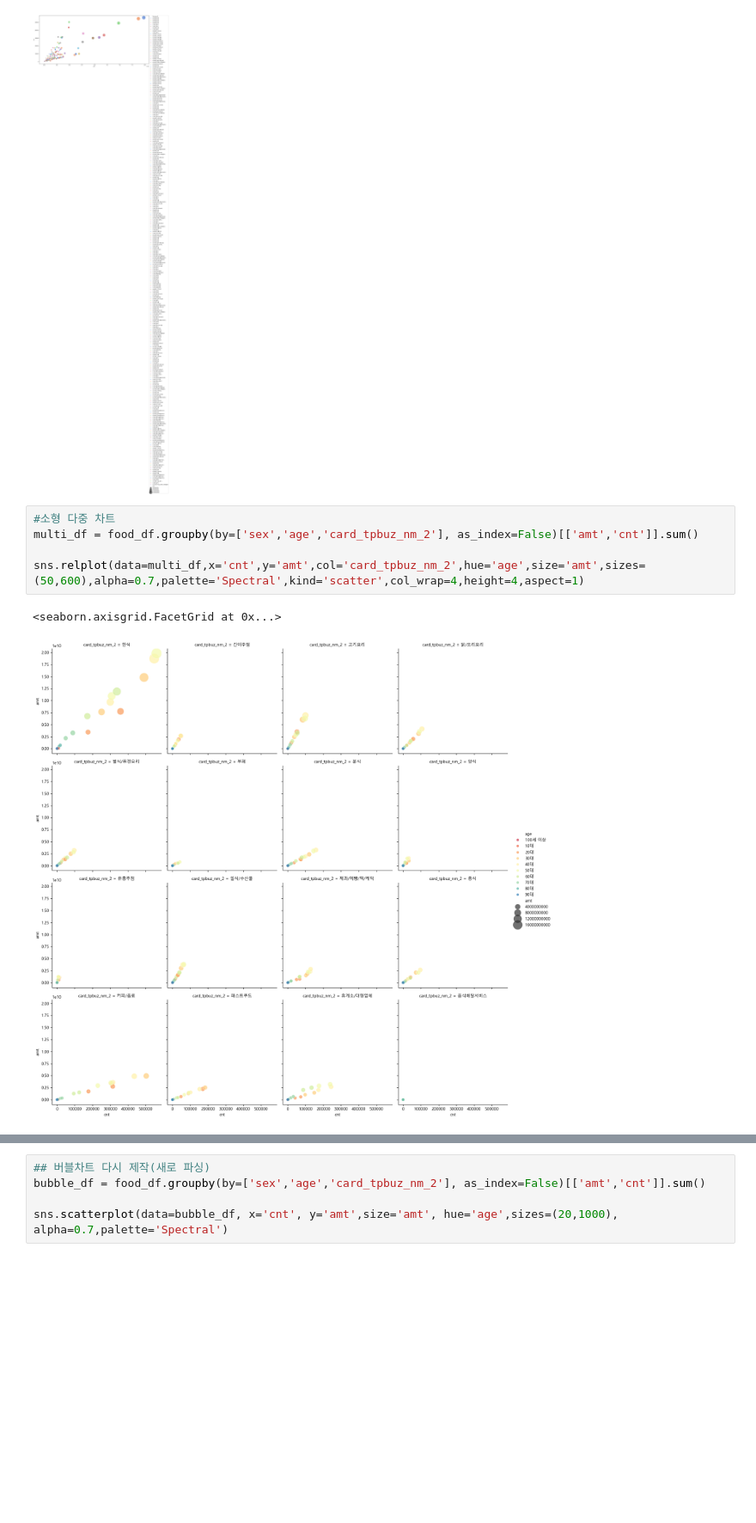
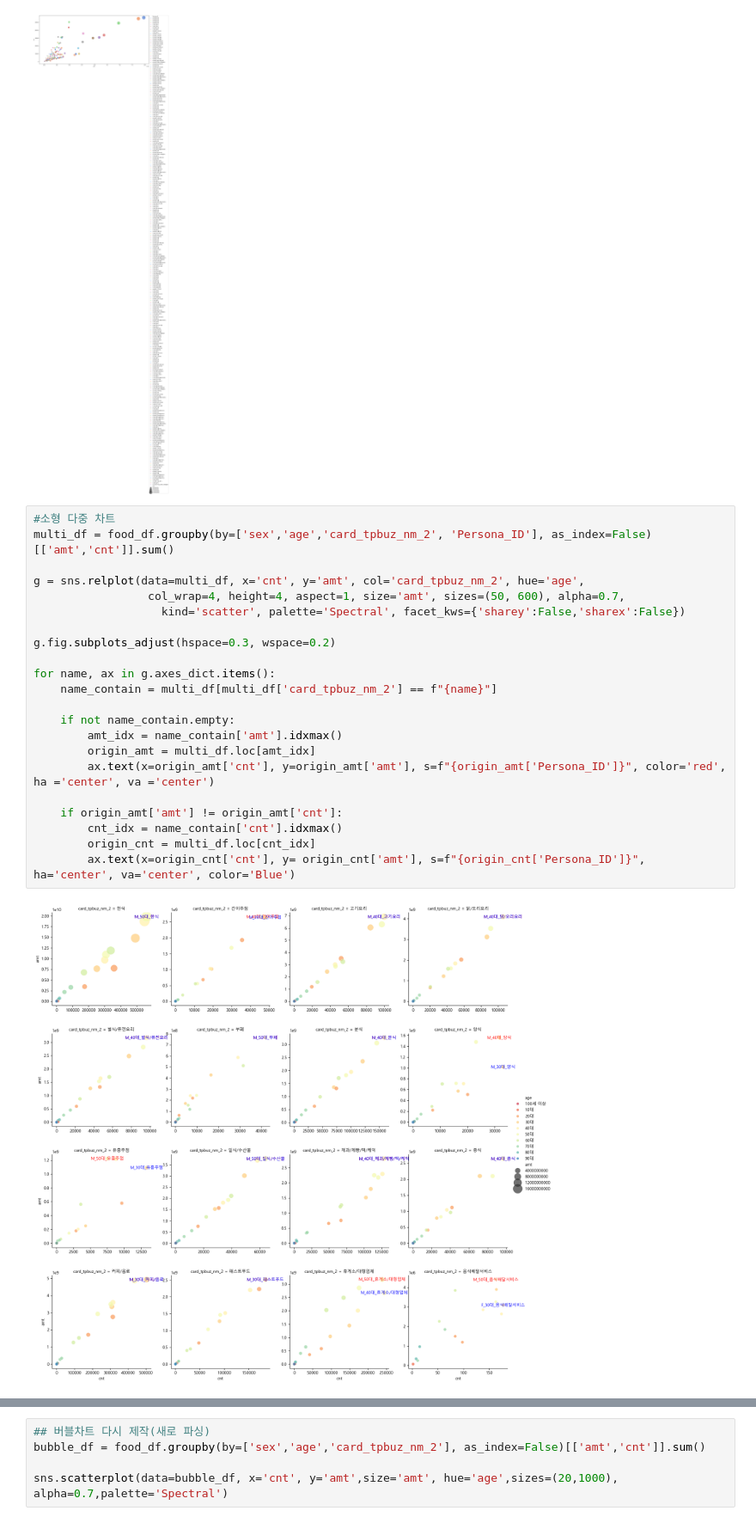
Before and after one commit to Jinwo0o-develop/Data_Analysis_Archive, a Jupyter notebook: 02_src/05_Cohort_Analysis/Cohort_Analysis.ipynb, the cells around one changed output, grey strips where cells are left out. Shown at 86% size. Cells and saved outputs as stored; diff of their text form; blank space fills up the shorter version.

```diff
--- a/02_src/05_Cohort_Analysis/Cohort_Analysis.ipynb
+++ b/02_src/05_Cohort_Analysis/Cohort_Analysis.ipynb
@@ -241,9 +241,25 @@ plt.legend(bbox_to_anchor=(1.18,1), loc='upper right', borderaxespad=0)
 [figure]
 # %%
 #소형 다중 차트
-multi_df = food_df.groupby(by=['sex','age','card_tpbuz_nm_2'], as_index=False)[['amt','cnt']].sum()
+multi_df = food_df.groupby(by=['sex','age','card_tpbuz_nm_2', 'Persona_ID'], as_index=False)[['amt','cnt']].sum()
 
-sns.relplot(data=multi_df,x='cnt',y='amt',col='card_tpbuz_nm_2',hue='age',size='amt',sizes=(50,600),alpha=0.7,palette='Spectral',kind='scatter',col_wrap=4,height=4,aspect=1)
+g = sns.relplot(data=multi_df, x='cnt', y='amt', col='card_tpbuz_nm_2', hue='age',
+                 col_wrap=4, height=4, aspect=1, size='amt', sizes=(50, 600), alpha=0.7,
+                   kind='scatter', palette='Spectral', facet_kws={'sharey':False,'sharex':False})
+
+g.fig.subplots_adjust(hspace=0.3, wspace=0.2)
+
+for name, ax in g.axes_dict.items():
+    name_contain = multi_df[multi_df['card_tpbuz_nm_2'] == f"{name}"]
+
+    if not name_contain.empty:
+        amt_idx = name_contain['amt'].idxmax()
+        origin_amt = multi_df.loc[amt_idx]
+        ax.text(x=origin_amt['cnt'], y=origin_amt['amt'], s=f"{origin_amt['Persona_ID']}", color='red', ha ='center', va ='center')
+
+    if origin_amt['amt'] != origin_amt['cnt']:
+        cnt_idx = name_contain['cnt'].idxmax()
+        origin_cnt = multi_df.loc[cnt_idx]
+        ax.text(x=origin_cnt['cnt'], y= origin_cnt['amt'], s=f"{origin_cnt['Persona_ID']}", ha='center', va='center', color='Blue')
 # %% [output]
-<seaborn.axisgrid.FacetGrid at 0x...>
-[figure, old version]
+[figure, new version]
```
Also changed, not shown: parts of 2 cells of this notebook, 3 other files.
